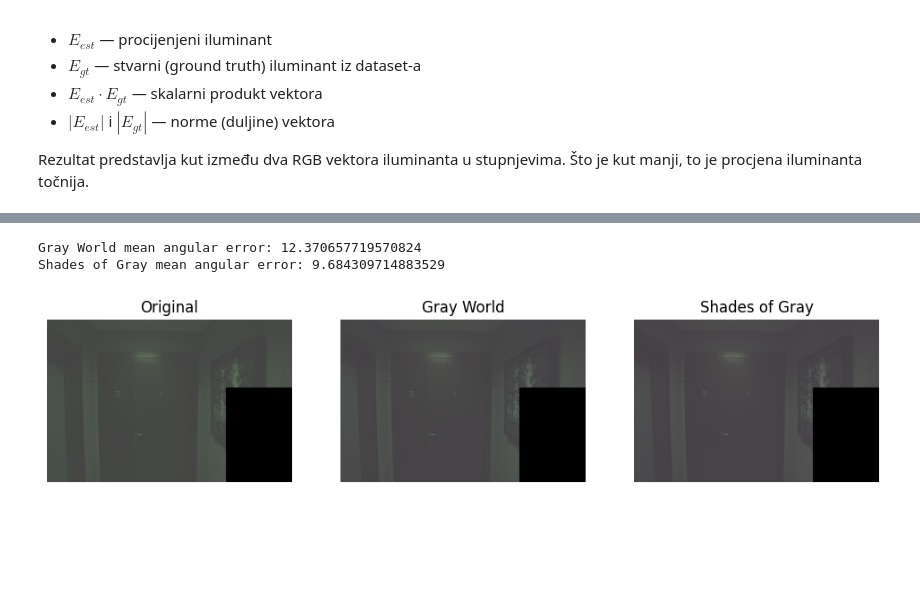
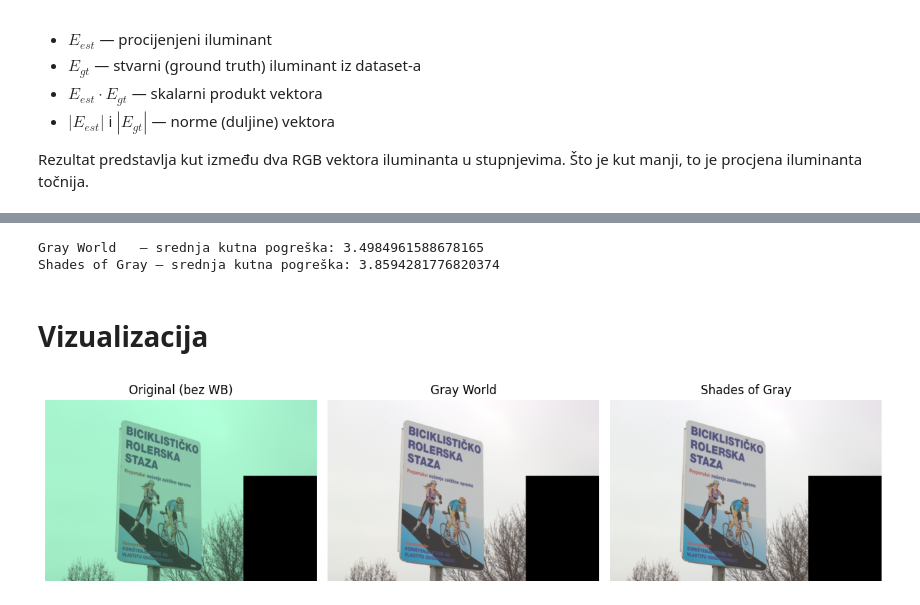
Before and after one commit to doroteatomic/white-balancing-algorithms, a Jupyter notebook: white_balancing.ipynb, the cells around one changed output, grey strips where cells are left out. Drawn from its saved outputs; the diff is of its cells as text; code cells hidden in the pictures; blank space fills up the shorter version.

```diff
--- a/white_balancing.ipynb
+++ b/white_balancing.ipynb
@@ -135,0 +55,6 @@ Iluminant je ovdje p-norma kanala. Najčešće p = 6.
+# %%
+cam2rgb = np.array([
+    1.8795, -1.0326,  0.1531,
+   -0.2198,  1.7153, -0.4955,
+    0.0069, -0.5150,  1.5081,
+]).reshape((3, 3))
@@ -135,0 +85,5 @@ Iluminant je ovdje p-norma kanala. Najčešće p = 6.
+# %%
+img = load_image("/content/SimpleCube++/test/PNG/00_0774.png")
+print("R mean:", np.mean(img[:,:,0]))
+print("G mean:", np.mean(img[:,:,1]))
+print("B mean:", np.mean(img[:,:,2]))
@@ -136 +96,9 @@ Iluminant je ovdje p-norma kanala. Najčešće p = 6.
+# %%
+def gray_world_illum(img):
+    """Gray World: iluminant = srednja vrijednost svakog kanala."""
+    return np.mean(img, axis=(0, 1))
+
+def shades_of_gray_illum(img, p=6):
+    """Shades of Gray: iluminant = p-norma svakog kanala."""
+    return np.power(np.mean(np.power(img, p), axis=(0, 1)), 1 / p)
 # %% [markdown]
@@ -227,8 +201,8 @@ for filename in tqdm(os.listdir(image_folder)):
         gw_errors.append(angular_error(gw_est, gt_illum))
         sg_errors.append(angular_error(sg_est, gt_illum))
 # %%
-print("Gray World mean angular error:", np.mean(gw_errors))
-print("Shades of Gray mean angular error:", np.mean(sg_errors))
+print("Gray World   – srednja kutna pogreška:", np.mean(gw_errors))
+print("Shades of Gray – srednja kutna pogreška:", np.mean(sg_errors))
 # %% [output]
-Gray World mean angular error: 12.370657719570824
-Shades of Gray mean angular error: 9.684309714883529
+Gray World   – srednja kutna pogreška: 3.4984961588678165
+Shades of Gray – srednja kutna pogreška: 3.8594281776820374
@@ -298,24 +209,35 @@ img_orig = apply_wb(image, np.array([1,1,1]))
+# %% [markdown]
+# Vizualizacija
 # %%
-import matplotlib.pyplot as plt
+path = "/content/SimpleCube++/test/PNG/00_0774.png"
+img  = load_image(path)
 
-plt.figure(figsize=(12,4))
+gw_illum = gray_world_illum(img)
+sg_illum = shades_of_gray_illum(img)
 
-plt.subplot(1,3,1)
-plt.title("Original")
+img_orig = to_display(img)           # Original (bez WB)
+img_gw   = apply_wb(img, gw_illum)   # Gray World WB
+img_sg   = apply_wb(img, sg_illum)   # Shades of Gray WB
+
+plt.figure(figsize=(12, 4))
+
+plt.subplot(1, 3, 1)
 plt.imshow(img_orig)
-plt.axis('off')
+plt.title("Original (bez WB)")
+plt.axis("off")
 
-plt.subplot(1,3,2)
+plt.subplot(1, 3, 2)
+plt.imshow(img_gw)
 plt.title("Gray World")
-plt.imshow(img_gw)
-plt.axis('off')
+plt.axis("off")
 
-plt.subplot(1,3,3)
+plt.subplot(1, 3, 3)
+plt.imshow(img_sg)
 plt.title("Shades of Gray")
-plt.imshow(img_sg)
-plt.axis('off')
+plt.axis("off")
 
+plt.tight_layout()
 plt.show()
 # %% [output]
-[figure, old version]
+[figure, new version]
 # %%
```
Also changed, not shown: parts of 36 cells of this notebook.
